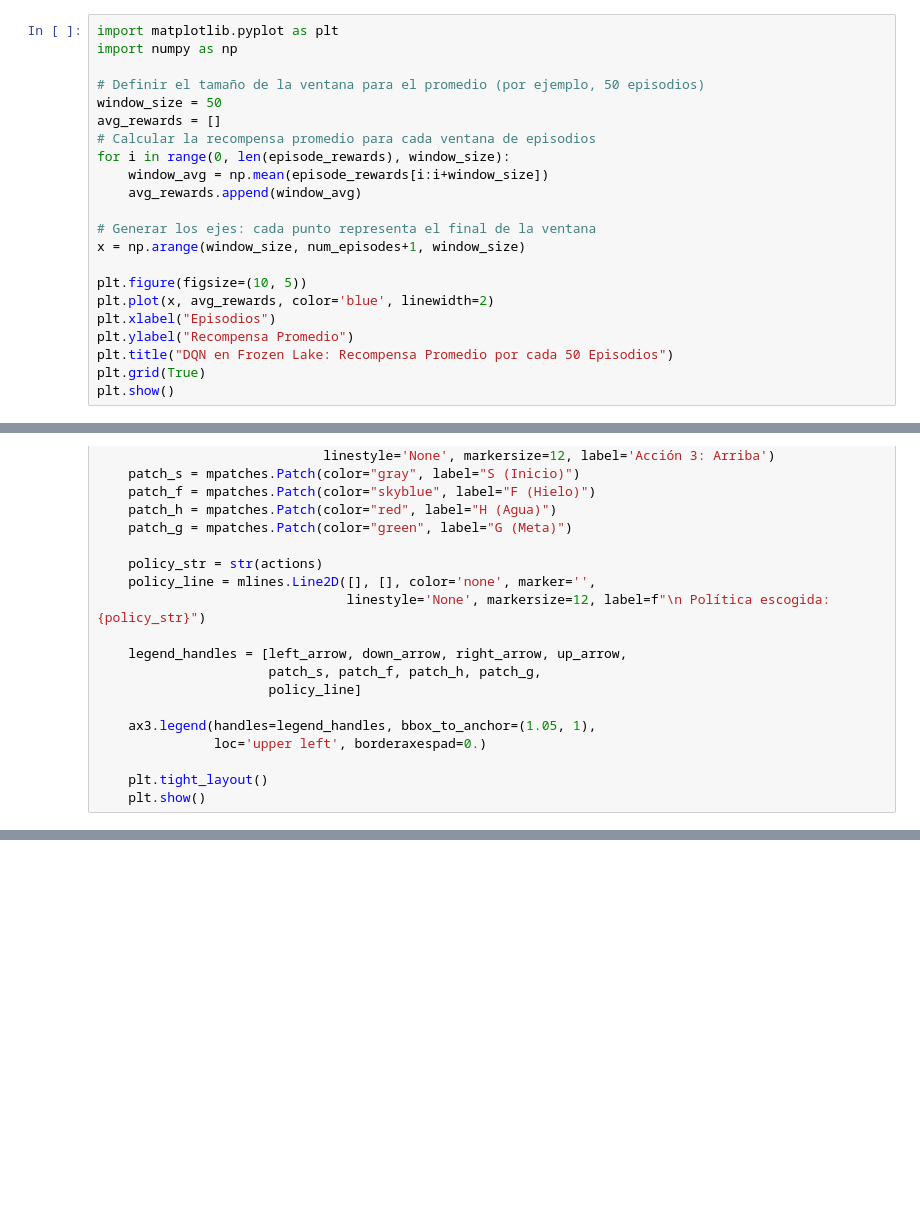
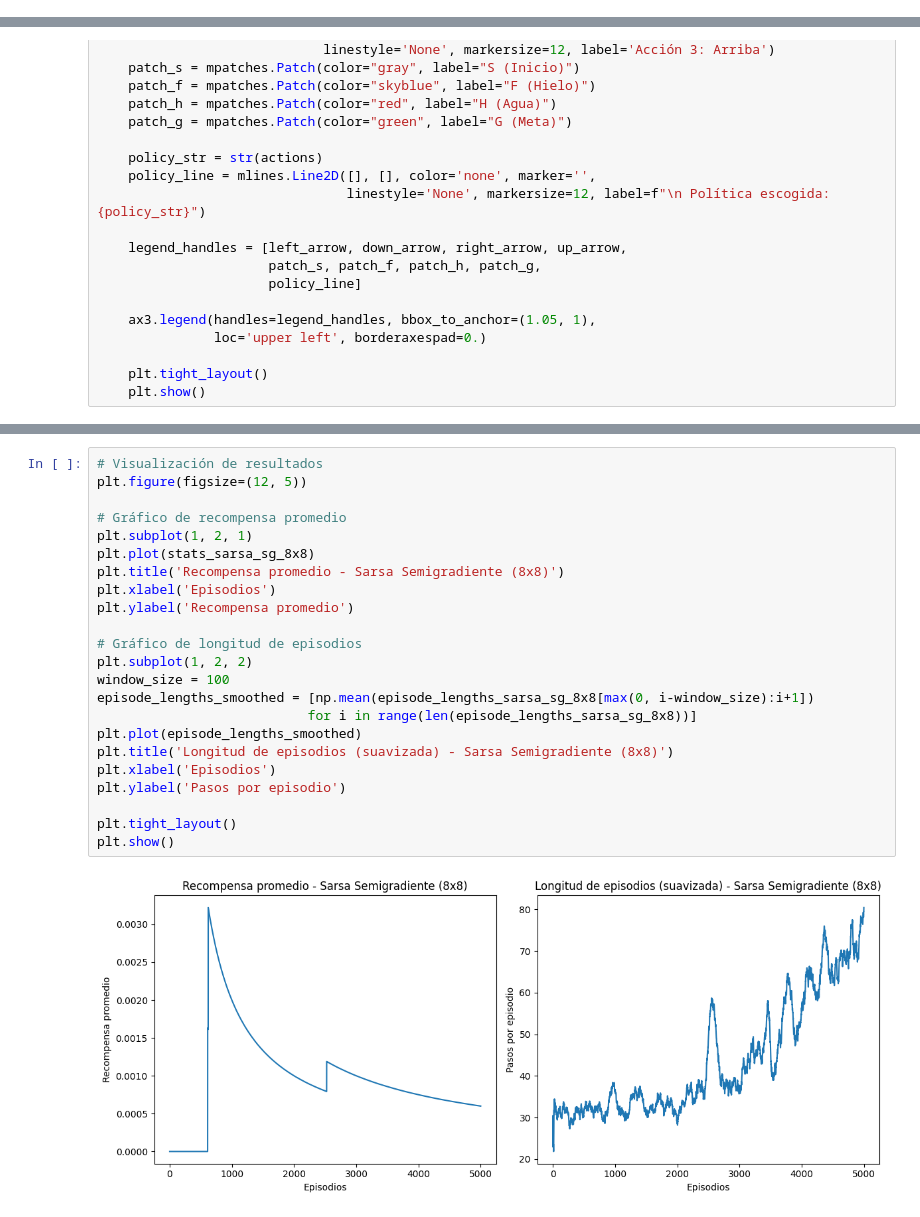
Before and after one commit to GonzaloMA-17/RL_FJLGM, a Jupyter notebook: practica2.ipynb, the cells around one changed output, grey strips where cells are left out. Drawn from its saved outputs; the diff is of its cells as text; blank space fills up the shorter version.

```diff
--- a/practica2.ipynb
+++ b/practica2.ipynb
@@ -1038,22 +813,0 @@ Episode 1000, Average Reward: 1.00, Epsilon: 0.01
-# %%
-import matplotlib.pyplot as plt
-import numpy as np
-
-# Definir el tamaño de la ventana para el promedio (por ejemplo, 50 episodios)
-window_size = 50
-avg_rewards = []
-# Calcular la recompensa promedio para cada ventana de episodios
-for i in range(0, len(episode_rewards), window_size):
-    window_avg = np.mean(episode_rewards[i:i+window_size])
-    avg_rewards.append(window_avg)
-
-# Generar los ejes: cada punto representa el final de la ventana
-x = np.arange(window_size, num_episodes+1, window_size)
-
-plt.figure(figsize=(10, 5))
-plt.plot(x, avg_rewards, color='blue', linewidth=2)
-plt.xlabel("Episodios")
-plt.ylabel("Recompensa Promedio")
-plt.title("DQN en Frozen Lake: Recompensa Promedio por cada 50 Episodios")
-plt.grid(True)
-plt.show()
@@ -1860,0 +1207,25 @@ rewards, lengths = agent.entrenar(num_episodios)
+# %%
+# Visualización de resultados
+plt.figure(figsize=(12, 5))
+
+# Gráfico de recompensa promedio
+plt.subplot(1, 2, 1)
+plt.plot(stats_sarsa_sg_8x8)
+plt.title('Recompensa promedio - Sarsa Semigradiente (8x8)')
+plt.xlabel('Episodios')
+plt.ylabel('Recompensa promedio')
+
+# Gráfico de longitud de episodios
+plt.subplot(1, 2, 2)
+window_size = 100
+episode_lengths_smoothed = [np.mean(episode_lengths_sarsa_sg_8x8[max(0, i-window_size):i+1])
+                           for i in range(len(episode_lengths_sarsa_sg_8x8))]
+plt.plot(episode_lengths_smoothed)
+plt.title('Longitud de episodios (suavizada) - Sarsa Semigradiente (8x8)')
+plt.xlabel('Episodios')
+plt.ylabel('Pasos por episodio')
+
+plt.tight_layout()
+plt.show()
+# %% [output]
+[figure, added]
```
Also changed, not shown: parts of 25 cells of this notebook, 7 other files.
